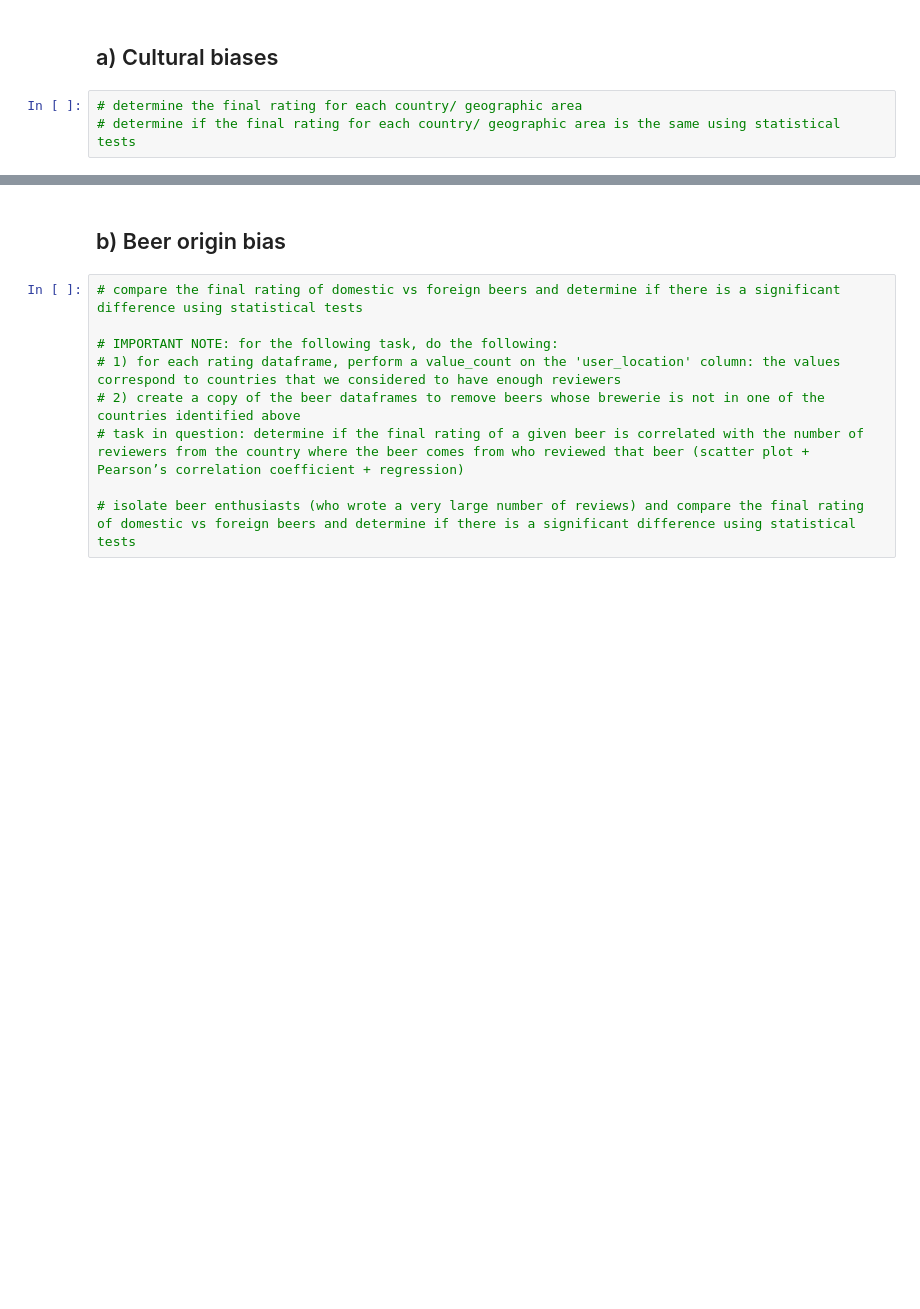
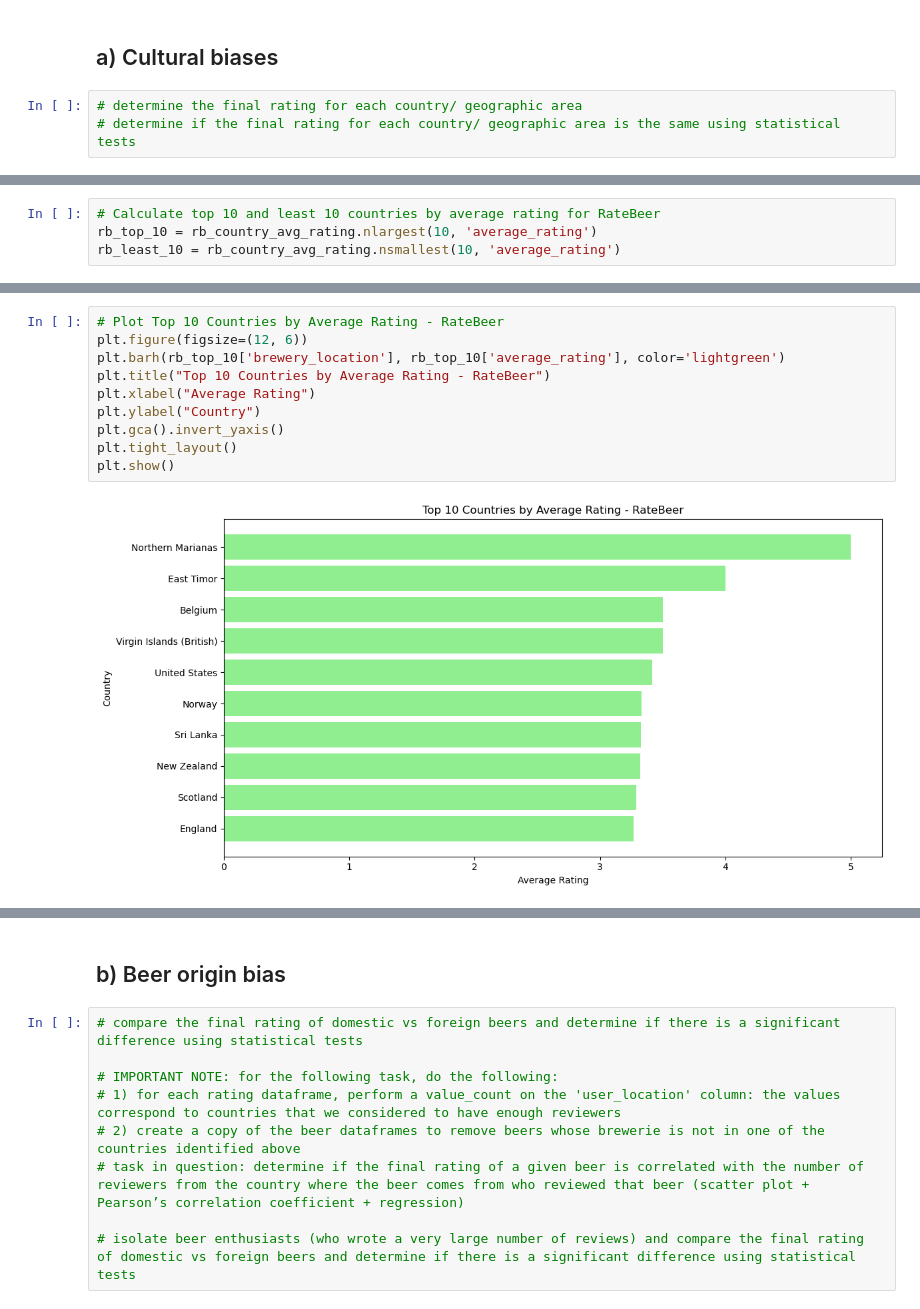
Before and after one commit to epfl-ada/ada-2024-project-datapilots, a Jupyter notebook: results.ipynb, the cells around one changed output, grey strips where cells are left out. Drawn from its saved outputs; the diff is of its cells as text; blank space fills up the shorter version.

```diff
--- a/results.ipynb
+++ b/results.ipynb
@@ -970,0 +1035,4 @@ NameError: name 'sm' is not defined
+# %%
+# Calculate top 10 and least 10 countries by average rating for RateBeer
+rb_top_10 = rb_country_avg_rating.nlargest(10, 'average_rating')
+rb_least_10 = rb_country_avg_rating.nsmallest(10, 'average_rating')
@@ -970,0 +1063,12 @@ NameError: name 'sm' is not defined
+# %%
+# Plot Top 10 Countries by Average Rating - RateBeer
+plt.figure(figsize=(12, 6))
+plt.barh(rb_top_10['brewery_location'], rb_top_10['average_rating'], color='lightgreen')
+plt.title("Top 10 Countries by Average Rating - RateBeer")
+plt.xlabel("Average Rating")
+plt.ylabel("Country")
+plt.gca().invert_yaxis()
+plt.tight_layout()
+plt.show()
+# %% [output]
+[figure, added]
```
Also changed, not shown: parts of 29 cells of this notebook.
